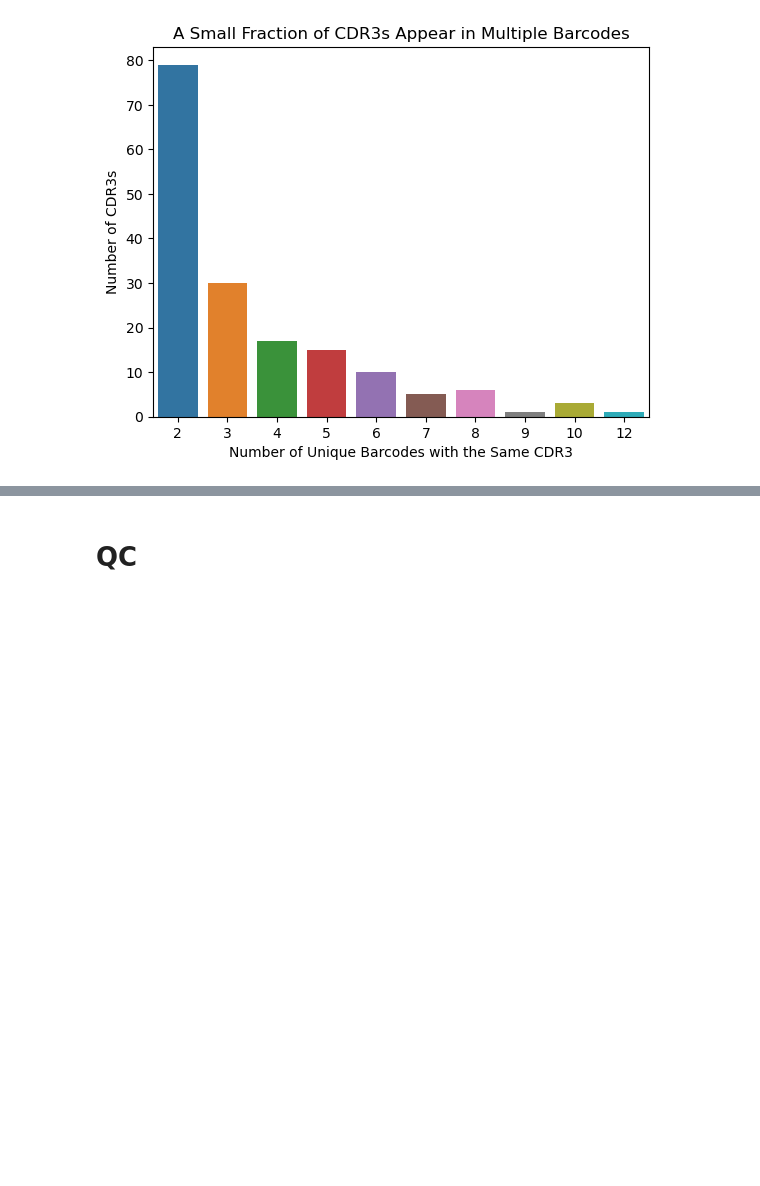
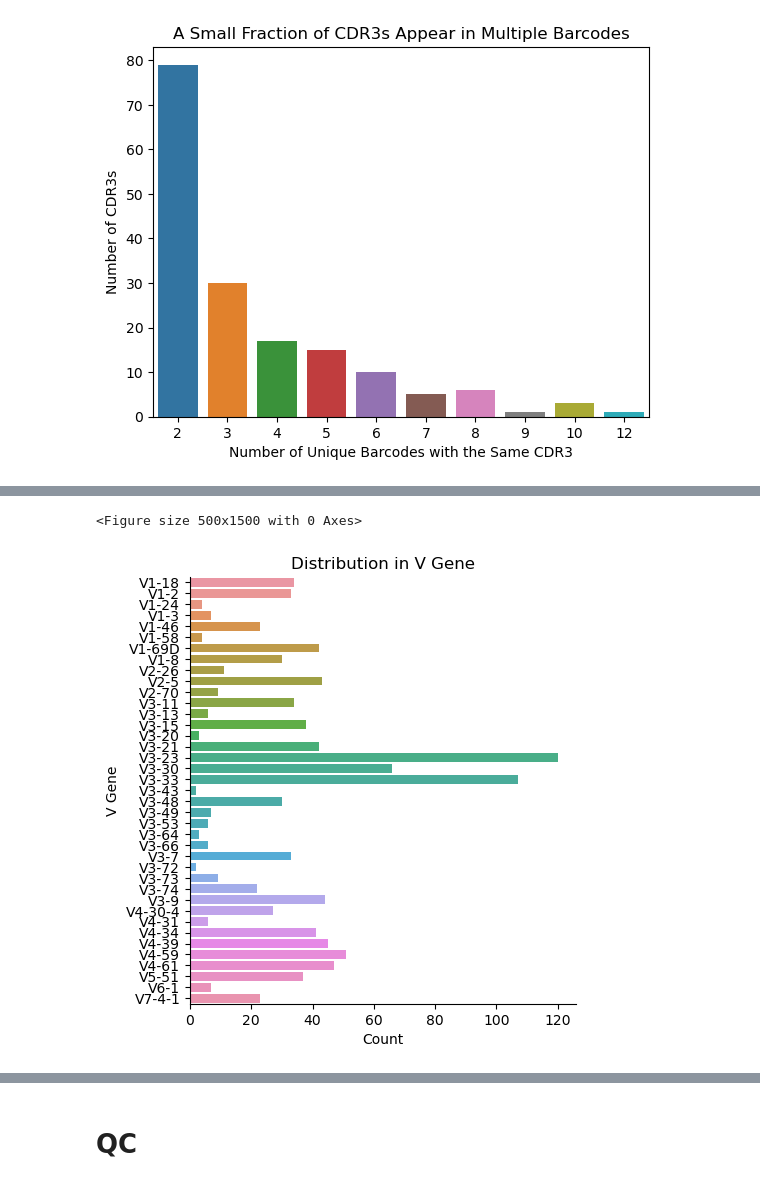
Before and after one commit to wkwong-henlix/10X_bcr_sequence_analysis, a Jupyter notebook: cdr3_simple_network.ipynb, the cells around one changed output, grey strips where cells are left out. Cells and saved outputs as stored; diff of their text form; code cells hidden in the pictures; blank space fills up the shorter version.

```diff
--- a/cdr3_network.ipynb
+++ b/cdr3_simple_network.ipynb
@@ -85,0 +141,15 @@ sns.countplot(data=duplicated_cdr3, x="count").set(title="A Small Fraction of CD
+# %%
+heavy_v = heavy_chain['v_gene'].apply(lambda x: x[3:])
+heavy_v = pd.DataFrame(heavy_v)
+heavy_v['count'] = 1
+
+heavy_v = heavy_v.groupby('v_gene').count().reset_index()
+
+plt.figure(figsize=(5, 15))
+
+sns.catplot(data=heavy_v, y="v_gene", x="count", kind="bar").set(title="Distribution in V Gene",
+                            xlabel="Count",
+                            ylabel="V Gene");
+# %% [output]
+<Figure size 500x1500 with 0 Axes>
+[figure, added]
```
Also changed, not shown: parts of 7 cells of this notebook, 1 other file.
